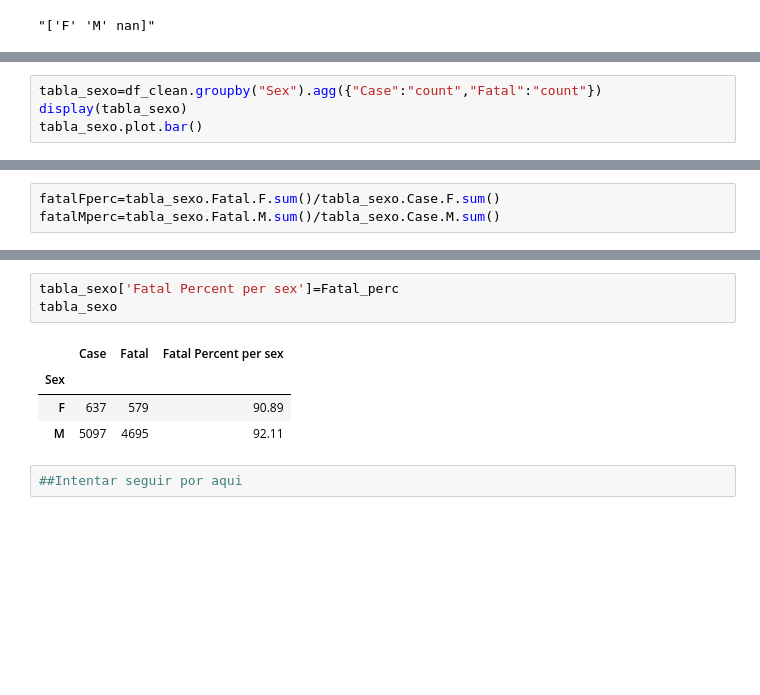
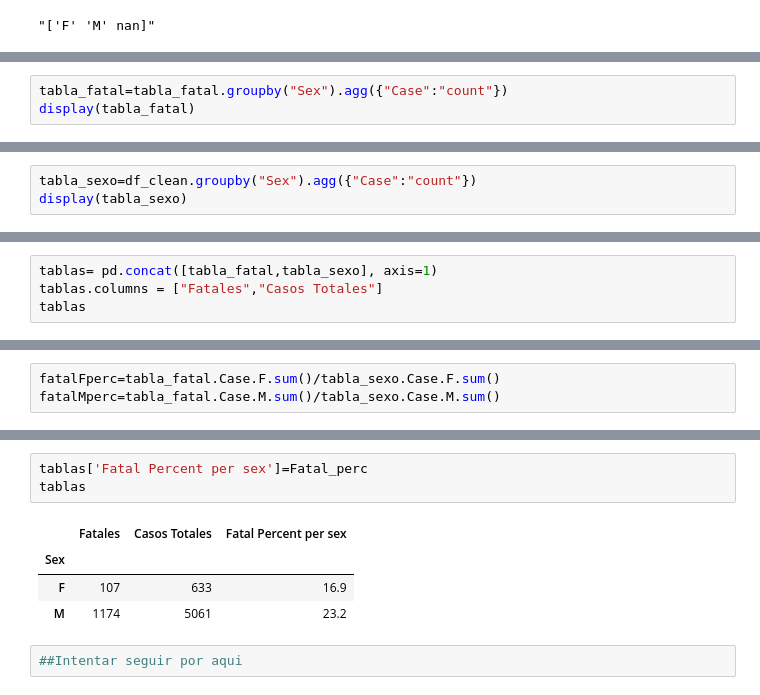
Before and after one commit to silviaherf/data-cleaning-pandas, a Jupyter notebook: Sharks_analysis.ipynb, the cells around one changed output, grey strips where cells are left out. Drawn from its saved outputs; the diff is of its cells as text; blank space fills up the shorter version.

```diff
--- a/Sharks_analysis.ipynb
+++ b/Sharks_analysis.ipynb
@@ -272,0 +427,3 @@ genero
+# %%
+tabla_fatal=tabla_fatal.groupby("Sex").agg({"Case":"count"})
+display(tabla_fatal)
@@ -273,5 +435,4 @@ genero
 # %%
-tabla_sexo=df_clean.groupby("Sex").agg({"Case":"count","Fatal":"count"})
+tabla_sexo=df_clean.groupby("Sex").agg({"Case":"count"})
 display(tabla_sexo)
-tabla_sexo.plot.bar()
 # %% [output]
@@ -283,0 +443,4 @@ tabla_sexo.plot.bar()
+# %%
+tablas= pd.concat([tabla_fatal,tabla_sexo], axis=1)
+tablas.columns = ["Fatales","Casos Totales"]
+tablas
@@ -284,6 +457,6 @@ tabla_sexo.plot.bar()
 # %%
-fatalFperc=tabla_sexo.Fatal.F.sum()/tabla_sexo.Case.F.sum()
-fatalMperc=tabla_sexo.Fatal.M.sum()/tabla_sexo.Case.M.sum()
+fatalFperc=tabla_fatal.Case.F.sum()/tabla_sexo.Case.F.sum()
+fatalMperc=tabla_fatal.Case.M.sum()/tabla_sexo.Case.M.sum()
 # %%
 Fatal_perc=[round(fatalFperc*100,2), round(fatalMperc*100,2)]
 Fatal_perc
@@ -292,11 +465,11 @@ Fatal_perc
 # %%
-tabla_sexo['Fatal Percent per sex']=Fatal_perc
-tabla_sexo
+tablas['Fatal Percent per sex']=Fatal_perc
+tablas
 # %% [output]
-|  | Case | Fatal | Fatal Percent per sex |
+|  | Fatales | Casos Totales | Fatal Percent per sex |
 | Sex |  |  |  |
-| F | 637 | 579 | 90.89 |
-| M | 5097 | 4695 | 92.11 |
+| F | 107 | 633 | 16.9 |
+| M | 1174 | 5061 | 23.2 |
 # %%
 ##Intentar seguir por aqui
 # %%
```
Also changed, not shown: parts of 28 cells of this notebook, 1 other file.
